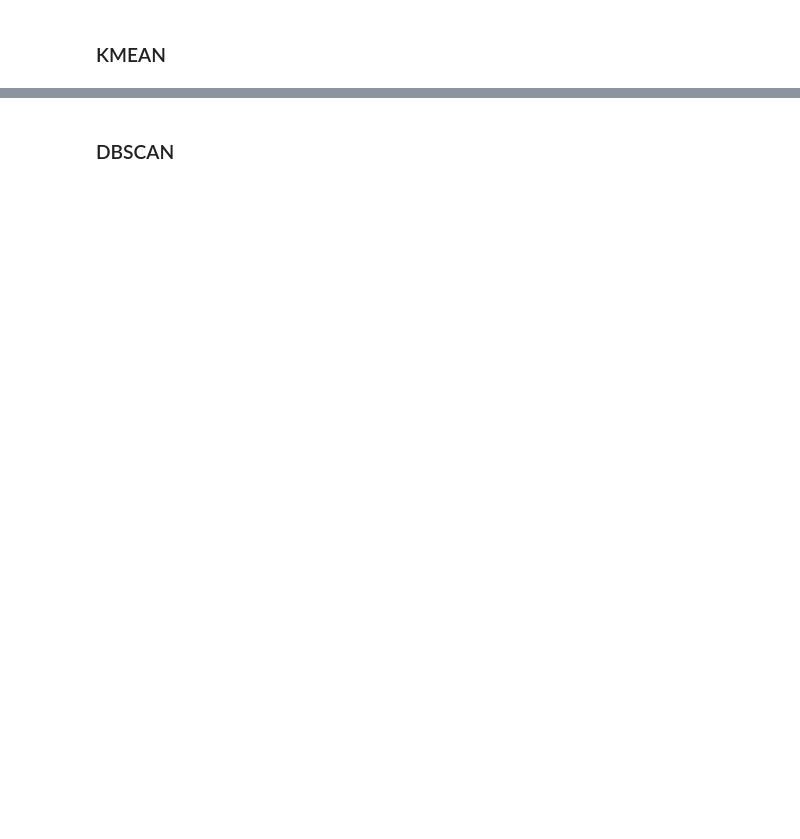
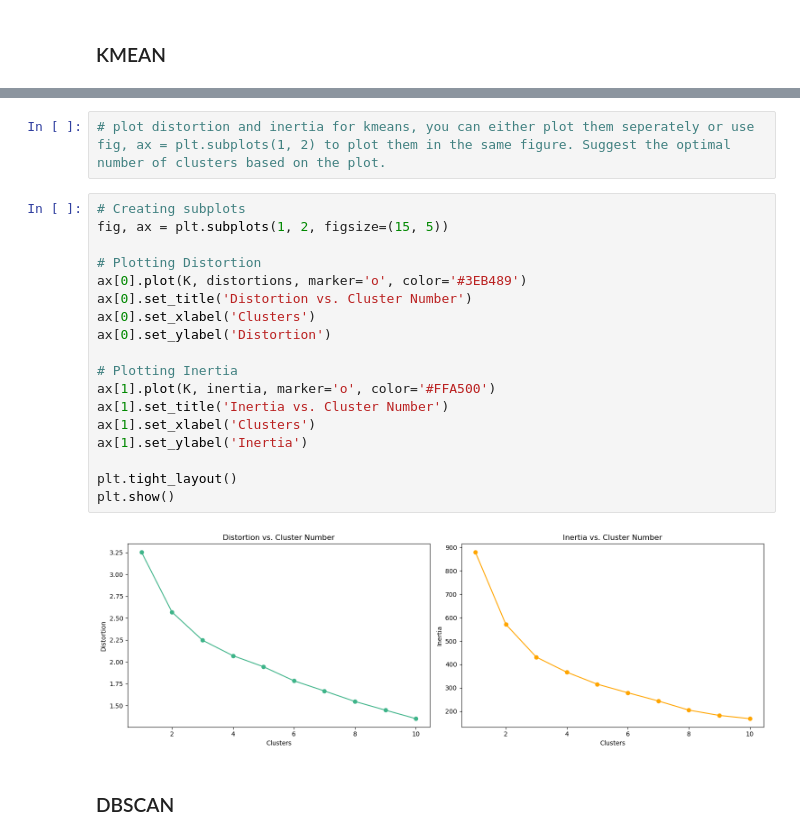
Before and after one commit to isfarbaset/dsan-portfolio, a Jupyter notebook: dsan-website/5000-website/clustering/clustering.ipynb, the cells around one changed output, grey strips where cells are left out. Cells and saved outputs as stored; diff of their text form; blank space fills up the shorter version.

```diff
--- a/dsan-website/5000-website/clustering/clustering.ipynb
+++ b/dsan-website/5000-website/clustering/clustering.ipynb
@@ -16,2 +272,24 @@ Do this “in your own words”.
+# %%
+# plot distortion and inertia for kmeans, you can either plot them seperately or use fig, ax = plt.subplots(1, 2) to plot them in the same figure. Suggest the optimal number of clusters based on the plot.
+# %%
+# Creating subplots
+fig, ax = plt.subplots(1, 2, figsize=(15, 5))
+
+# Plotting Distortion
+ax[0].plot(K, distortions, marker='o', color='#3EB489')
+ax[0].set_title('Distortion vs. Cluster Number')
+ax[0].set_xlabel('Clusters')
+ax[0].set_ylabel('Distortion')
+
+# Plotting Inertia
+ax[1].plot(K, inertia, marker='o', color='#FFA500')
+ax[1].set_title('Inertia vs. Cluster Number')
+ax[1].set_xlabel('Clusters')
+ax[1].set_ylabel('Inertia')
+
+plt.tight_layout()
+plt.show()
+# %% [output]
+[figure, added]
 # %% [markdown]
 ### DBSCAN
```
Also changed, not shown: parts of 23 cells of this notebook, 2 other files.
